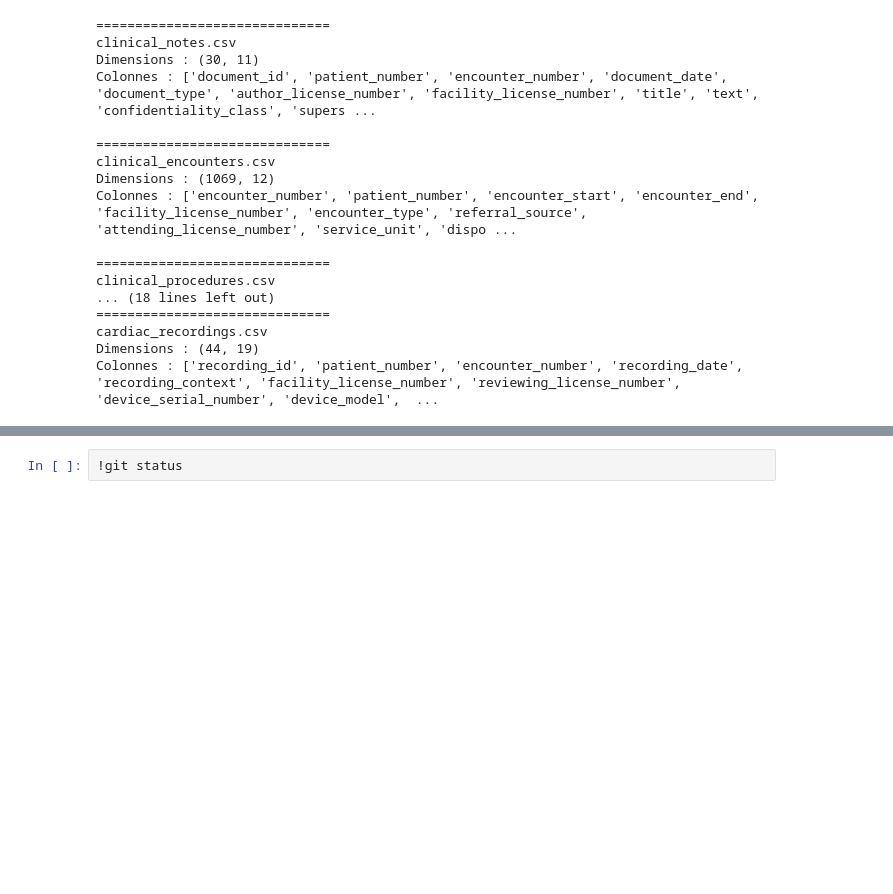
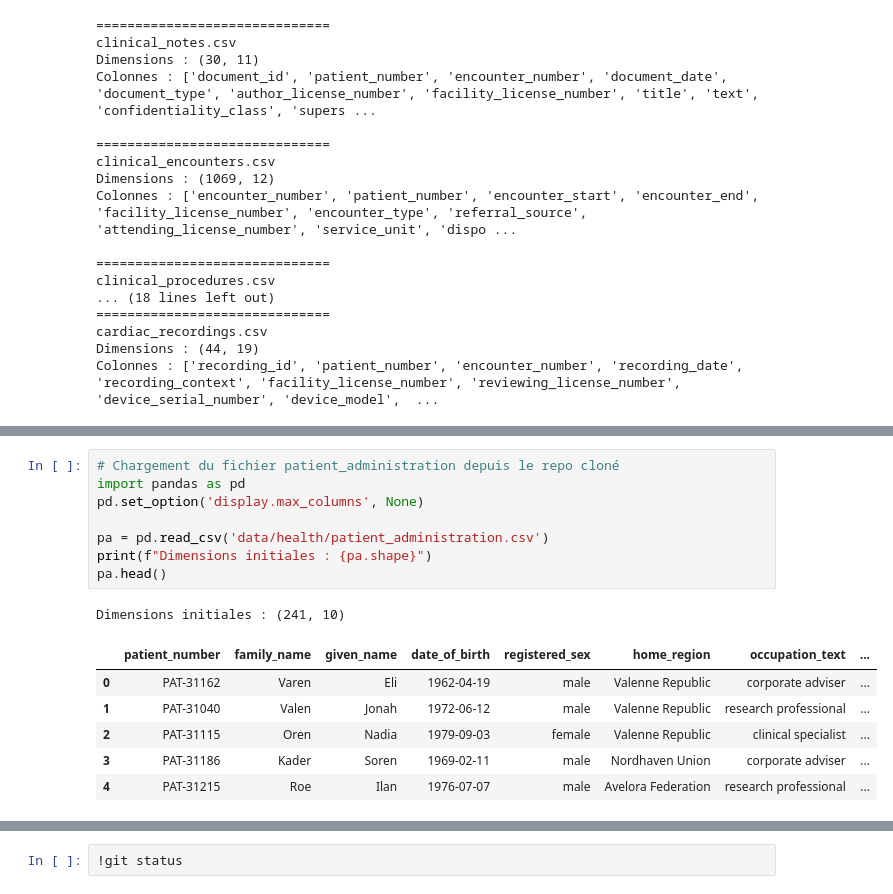
Before and after one commit to Sheik-info/20262027-UE-DataMining-Project, a Jupyter notebook: Base_notebook_to_complete.ipynb, the cells around one changed output, grey strips where cells are left out. Saved outputs shown, nothing was run; the diff lists cells and outputs as text; blank space fills up the shorter version.

```diff
--- a/Base_notebook_to_complete.ipynb
+++ b/Base_notebook_to_complete.ipynb
@@ -120,0 +132,16 @@ Colonnes : ['recording_id', 'patient_number', 'encounter_number', 'recording_dat
+# %%
+# Chargement du fichier patient_administration depuis le repo cloné
+import pandas as pd
+pd.set_option('display.max_columns', None)
+
+pa = pd.read_csv('data/health/patient_administration.csv')
+print(f"Dimensions initiales : {pa.shape}")
+pa.head()
+# %% [output]
+Dimensions initiales : (241, 10)
+|  | patient_number | family_name | given_name | date_of_birth | registered_sex | home_region | occupation_text | ... |
+| 0 | PAT-31162 | Varen | Eli | 1962-04-19 | male | Valenne Republic | corporate adviser | ... |
+| 1 | PAT-31040 | Valen | Jonah | 1972-06-12 | male | Valenne Republic | research professional | ... |
+| 2 | PAT-31115 | Oren | Nadia | 1979-09-03 | female | Valenne Republic | clinical specialist | ... |
+| 3 | PAT-31186 | Kader | Soren | 1969-02-11 | male | Nordhaven Union | corporate adviser | ... |
+| 4 | PAT-31215 | Roe | Ilan | 1976-07-07 | male | Avelora Federation | research professional | ... |
```
Also changed, not shown: parts of 24 cells of this notebook.
